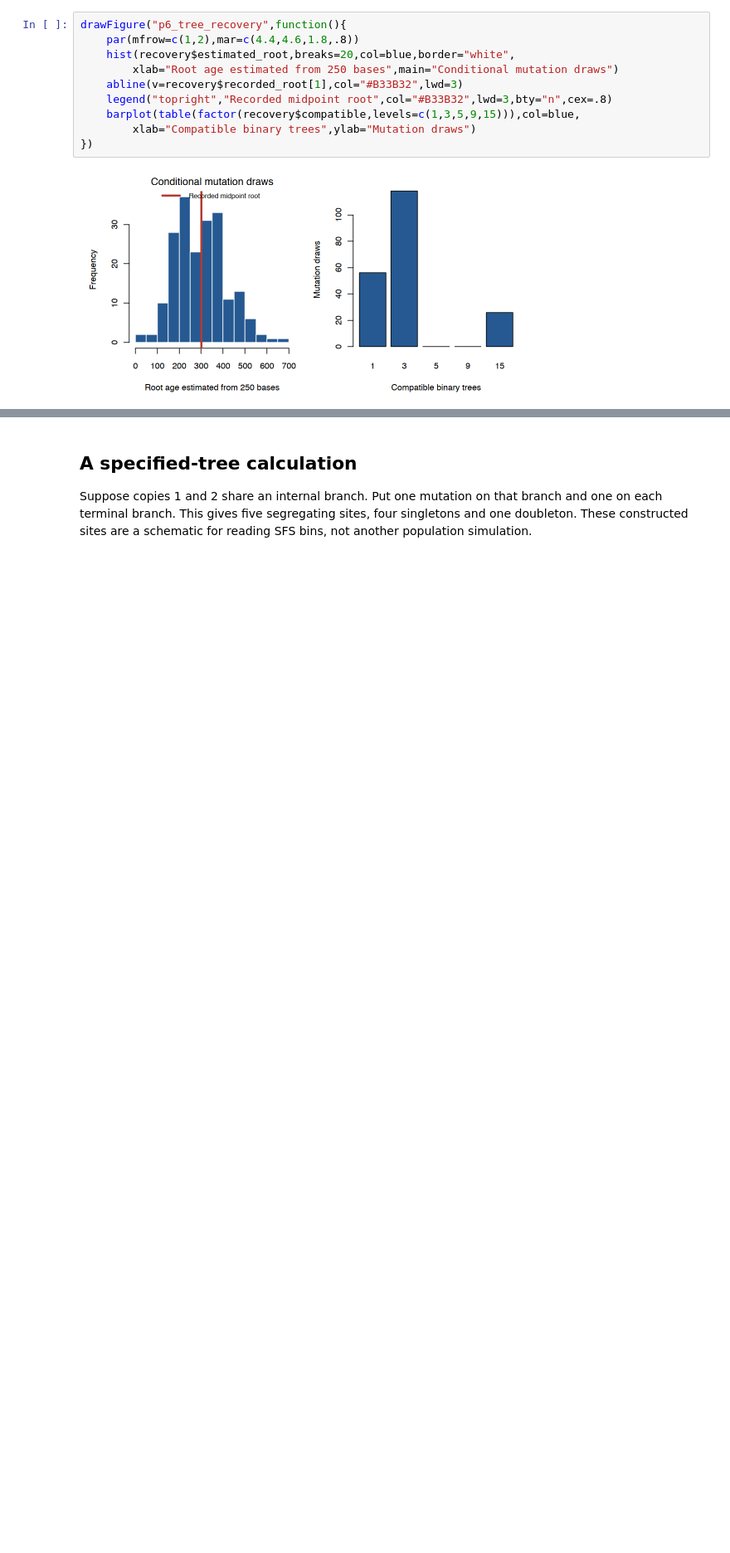
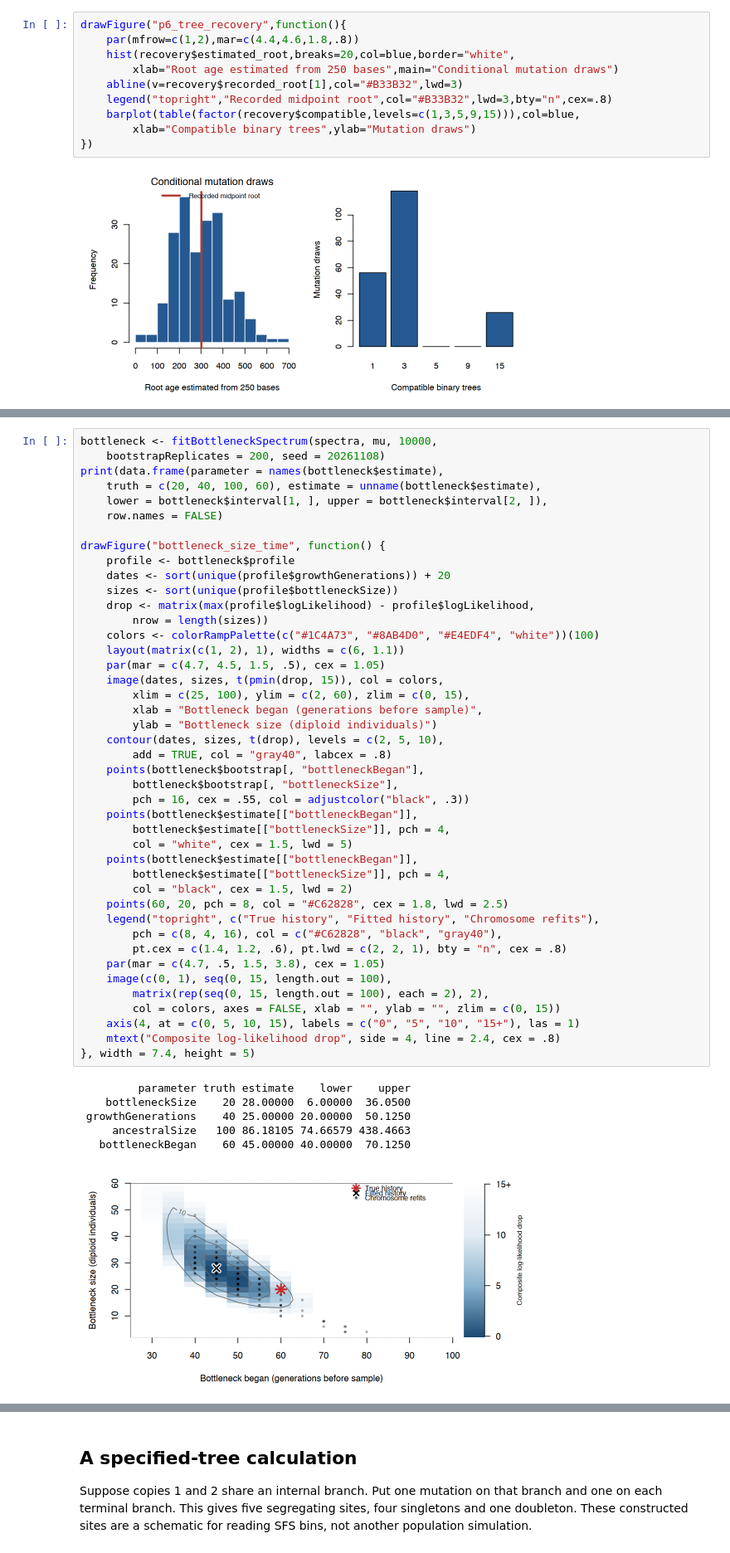
Before and after one commit to StatFunGen/hpgR, a Jupyter notebook: notebooks/P8149_Lecture_9_Mutations_on_a_Tree.ipynb, the cells around one changed output, grey strips where cells are left out. Shown at 83% size. Saved outputs shown, nothing was run; the diff lists cells and outputs as text; blank space fills up the shorter version.

```diff
--- a/notebooks/P8149_Lecture_9_Mutations_on_a_Tree.ipynb
+++ b/notebooks/P8149_Lecture_9_Mutations_on_a_Tree.ipynb
@@ -10571,0 +10694,50 @@ drawFigure("sfs_history_fit",function(){
+# %%
+bottleneck <- fitBottleneckSpectrum(spectra, mu, 10000,
+    bootstrapReplicates = 200, seed = 20261108)
+print(data.frame(parameter = names(bottleneck$estimate),
+    truth = c(20, 40, 100, 60), estimate = unname(bottleneck$estimate),
+    lower = bottleneck$interval[1, ], upper = bottleneck$interval[2, ]),
+    row.names = FALSE)
+
+drawFigure("bottleneck_size_time", function() {
+    profile <- bottleneck$profile
+    dates <- sort(unique(profile$growthGenerations)) + 20
+    sizes <- sort(unique(profile$bottleneckSize))
+    drop <- matrix(max(profile$logLikelihood) - profile$logLikelihood,
+        nrow = length(sizes))
+    colors <- colorRampPalette(c("#1C4A73", "#8AB4D0", "#E4EDF4", "white"))(100)
+    layout(matrix(c(1, 2), 1), widths = c(6, 1.1))
+    par(mar = c(4.7, 4.5, 1.5, .5), cex = 1.05)
+    image(dates, sizes, t(pmin(drop, 15)), col = colors,
+        xlim = c(25, 100), ylim = c(2, 60), zlim = c(0, 15),
+        xlab = "Bottleneck began (generations before sample)",
+        ylab = "Bottleneck size (diploid individuals)")
+    contour(dates, sizes, t(drop), levels = c(2, 5, 10),
+        add = TRUE, col = "gray40", labcex = .8)
+    points(bottleneck$bootstrap[, "bottleneckBegan"],
+        bottleneck$bootstrap[, "bottleneckSize"],
+        pch = 16, cex = .55, col = adjustcolor("black", .3))
+    points(bottleneck$estimate[["bottleneckBegan"]],
+        bottleneck$estimate[["bottleneckSize"]], pch = 4,
+        col = "white", cex = 1.5, lwd = 5)
+    points(bottleneck$estimate[["bottleneckBegan"]],
+        bottleneck$estimate[["bottleneckSize"]], pch = 4,
+        col = "black", cex = 1.5, lwd = 2)
+    points(60, 20, pch = 8, col = "#C62828", cex = 1.8, lwd = 2.5)
+    legend("topright", c("True history", "Fitted history", "Chromosome refits"),
+        pch = c(8, 4, 16), col = c("#C62828", "black", "gray40"),
+        pt.cex = c(1.4, 1.2, .6), pt.lwd = c(2, 2, 1), bty = "n", cex = .8)
+    par(mar = c(4.7, .5, 1.5, 3.8), cex = 1.05)
+    image(c(0, 1), seq(0, 15, length.out = 100),
+        matrix(rep(seq(0, 15, length.out = 100), each = 2), 2),
+        col = colors, axes = FALSE, xlab = "", ylab = "", zlim = c(0, 15))
+    axis(4, at = c(0, 5, 10, 15), labels = c("0", "5", "10", "15+"), las = 1)
+    mtext("Composite log-likelihood drop", side = 4, line = 2.4, cex = .8)
+}, width = 7.4, height = 5)
+# %% [output]
+         parameter truth estimate    lower    upper
+    bottleneckSize    20 28.00000  6.00000  36.0500
+ growthGenerations    40 25.00000 20.00000  50.1250
+     ancestralSize   100 86.18105 74.66579 438.4663
+   bottleneckBegan    60 45.00000 40.00000  70.1250
+[figure, added]
```
Also changed, not shown: parts of 8 cells of this notebook, 30 other files.
